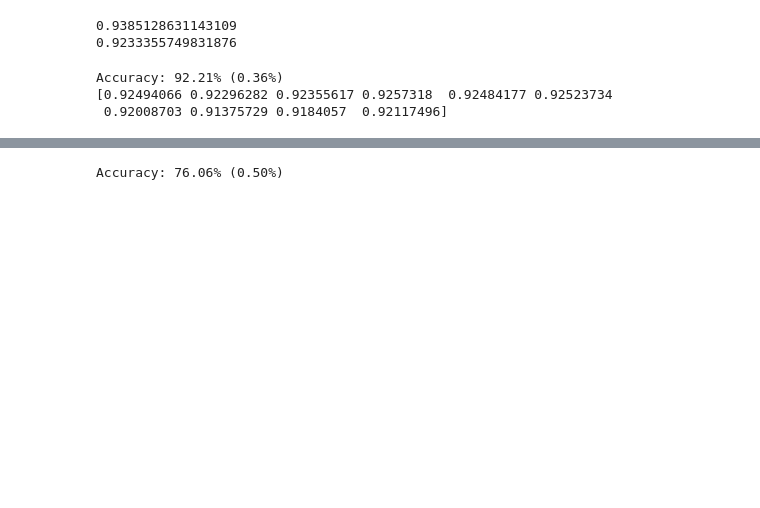
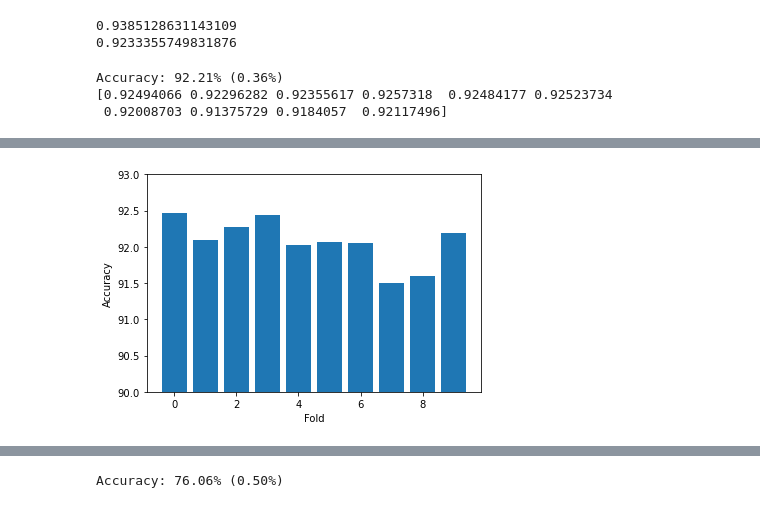
Before and after one commit to Ms850446/beats-arrythmia, a Jupyter notebook: Applying_models.ipynb, the cells around one changed output, grey strips where cells are left out. Saved outputs shown, nothing was run; the diff lists cells and outputs as text; code cells hidden in the pictures; blank space fills up the shorter version.

```diff
--- a/Applying_models.ipynb
+++ b/Applying_models.ipynb
@@ -303,2 +326,10 @@ Accuracy: 92.21% (0.36%)
+# %%
+plt.bar(v,results3*100)
+plt.xlabel('Fold')
+plt.ylabel('Accuracy')
+plt.ylim([90, 93])
+plt.show()
+# %% [output]
+[figure, added]
 # %%
 # create logistic regression model
```
Also changed, not shown: parts of 12 cells of this notebook.
